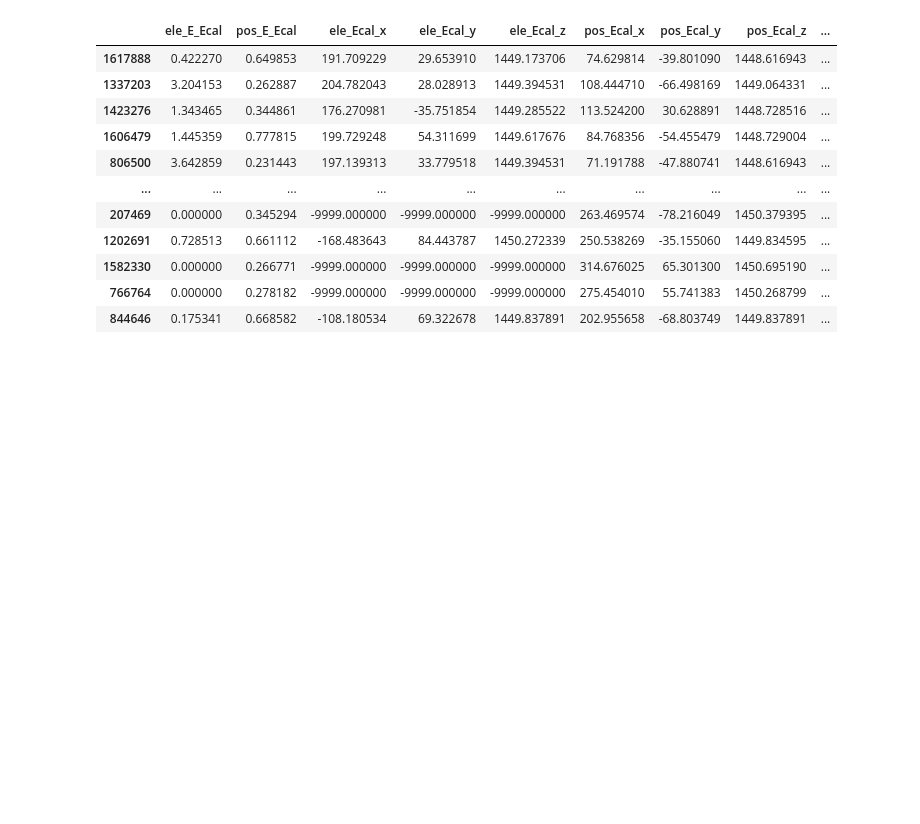
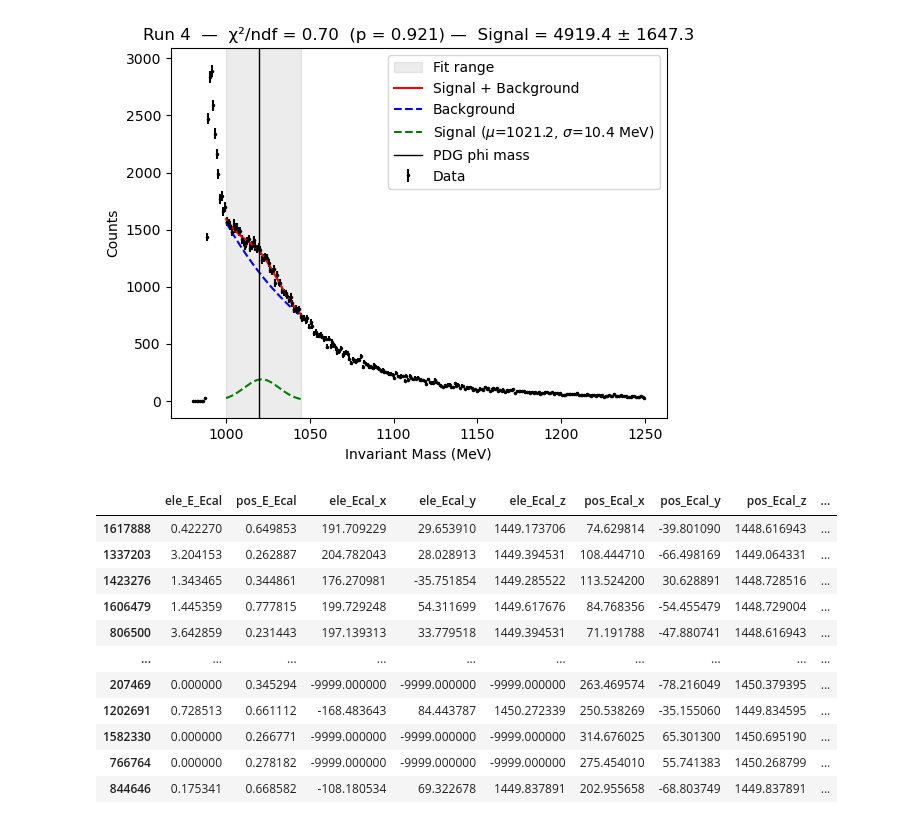
Before and after one commit to mghrear/pivoting-ANN, a Jupyter notebook: ensemble/Gaus_fitter.ipynb, the cells around one changed output. Cells and saved outputs as stored; diff of their text form; code cells hidden in the pictures; blank space fills up the shorter version.

```diff
--- a/ensemble/Gaus_fitter.ipynb
+++ b/ensemble/Gaus_fitter.ipynb
@@ -8,3 +8,89 @@ import mytools
 from scipy.optimize import curve_fit
 # %%
 data_dir = '/Users/mghrear/data/ML_data/2019_pass2/ensemble_results/inference/unscaled/'
+# %%
+fit_ranges = {
+    4: (1000, 1045, 120000),
+    5: (1000, 1045, 160000),
+    6: (1000, 1045, 120000),
+    13: (1010, 1045, 200000),
+    14: (1010, 1050, 100000),
+    23: (1000, 1045, 50000),
+    26: (1010, 1045, 200000),
+    28: (1005, 1045, 400000),
+    34: (1005, 1045, 100000),
+    36: (1010, 1050, 200000),
+    37: (1010, 1040, 200000),
+    39: (1005, 1045, 200000),
+    41: (1005, 1040, 200000),
+    45: (1000, 1045, 200000),
+    88: (1005, 1045, 200000),
+    99: (1010, 1045, 200000),
+    100: (1005, 1045, 200000)
+    }
+# %%
+run_number = 4
+
+
+m_phi = 1019.461
+m_lo, m_hi, num = fit_ranges[run_number]  # fit window in MeV
+bin_width = 1            # MeV per bin
+
+df = pd.read_pickle(data_dir + f'2019_pass2_data_full_run{run_number}.pk')
+df = df.loc[df.pos_E_Ecal > 0.3]
+df.InvM = df.InvM * 1000
+df_cut = df.nlargest(num, 'ANN')
+
+
+bins = np.arange(m_lo, m_hi + bin_width, bin_width)
+counts, edges = np.histogram(df_cut.InvM, bins=bins)
+centers = 0.5 * (edges[:-1] + edges[1:])
+errors = np.where(counts > 0, np.sqrt(counts), 1)  # Poisson errors, floor at 1
+
+def signal(m, n_sig, mu, sigma):
+    return n_sig / (sigma * np.sqrt(2 * np.pi)) * np.exp(-0.5 * ((m - mu) / sigma) ** 2)
+
+def background(m, n_bkg, lam):
+    return n_bkg * lam * np.exp(-lam * (m - m_lo))
+
+def model(m, n_sig, mu, sigma, n_bkg, lam):
+    return signal(m, n_sig, mu, sigma) + background(m, n_bkg, lam)
+
+p0     = [1000,  m_phi, 5,   counts.sum(), 1/30]
+bounds = ([0,    1000,  0.1, 0,            0   ],
+          [np.inf, 1060, 50, np.inf,       1   ])
+
+popt, pcov = curve_fit(model, centers, counts, p0=p0, sigma=errors,
+                       absolute_sigma=True, bounds=bounds)
+perr = np.sqrt(np.diag(pcov))
+n_sig, mu, sigma, n_bkg, lam = popt
+n_sig_err, mu_err, sigma_err = perr[:3]
+
+chi2 = np.sum(((counts - model(centers, *popt)) / errors) ** 2)
+ndf  = len(counts) - len(popt)
+from scipy.stats import chi2 as chi2_dist
+pval = chi2_dist.sf(chi2, ndf)
+print(f"Signal yield : {n_sig:.1f} ± {n_sig_err:.1f}")
+print(f"Mean         : {mu:.3f} ± {mu_err:.3f} MeV")
+print(f"Sigma        : {sigma:.3f} ± {sigma_err:.3f} MeV")
+print(f"χ²/ndf       : {chi2:.1f} / {ndf} = {chi2/ndf:.2f}  (p = {pval:.3f})")
+
+# Full-range histogram
+full_bins = np.arange(980, 1251, bin_width)
+full_counts, full_edges = np.histogram(df_cut.InvM, bins=full_bins)
+full_centers = 0.5 * (full_edges[:-1] + full_edges[1:])
+full_errors = np.where(full_counts > 0, np.sqrt(full_counts), 1)
+
+m_fine = np.linspace(m_lo, m_hi, 1000)
+fig, ax = plt.subplots()
+ax.errorbar(full_centers, full_counts, yerr=full_errors, fmt='k.', ms=3, label='Data')
+ax.axvspan(m_lo, m_hi, color='grey', alpha=0.15, label='Fit range')
+ax.plot(m_fine, model(m_fine, *popt),             'r-',  label='Signal + Background')
+ax.plot(m_fine, background(m_fine, n_bkg, lam),   'b--', label='Background')
+ax.plot(m_fine, signal(m_fine, n_sig, mu, sigma),  'g--', label=f'Signal ($\\mu$={mu:.1f}, $\\sigma$={sigma:.1f} MeV)')
+ax.axvline(m_phi, color='k', linewidth=1, label='PDG phi mass')
+ax.set_title(f'Run {run_number}  —  χ²/ndf = {chi2/ndf:.2f}  (p = {pval:.3f}) —  Signal = {n_sig:.1f} ± {n_sig_err:.1f}')
+ax.set_xlabel('Invariant Mass (MeV)')
+ax.set_ylabel('Counts')
+ax.legend()
+# %% [output]
@@ -11,3 +102,4 @@ data_dir = '/Users/mghrear/data/ML_data/2019_pass2/ensemble_results/inference/un
+[figure, added]
 # %%
 fit_ranges = {
     1: (1005, 1035),
```
Also changed, not shown: parts of 1 cell of this notebook.
